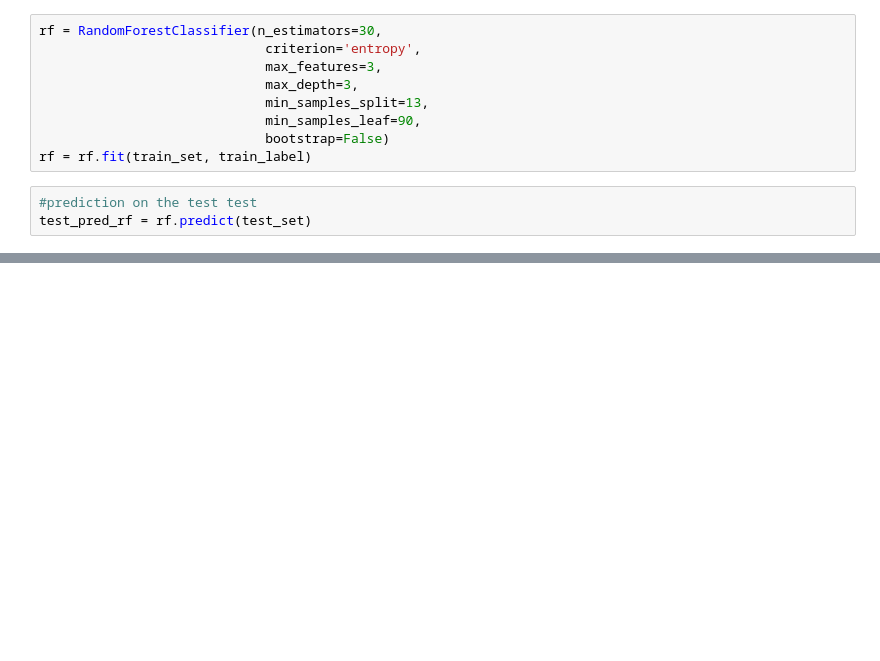
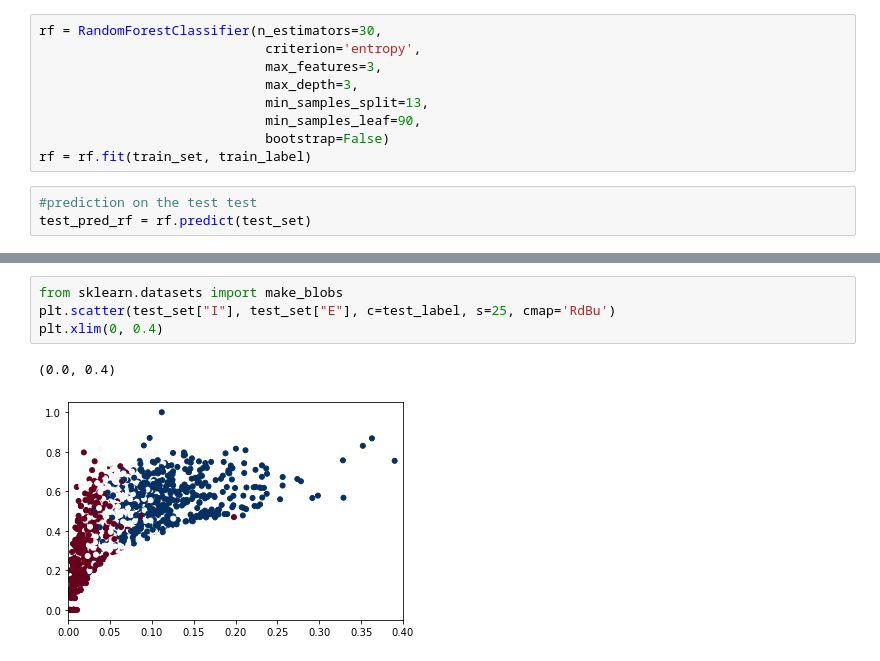
Before and after one commit to matteo-Donofrio-unipi/DM-Project, a Jupyter notebook: src/DM_02_TASK3/classification.ipynb, the cells around one changed output, grey strips where cells are left out. Drawn from its saved outputs; the diff is of its cells as text; blank space fills up the shorter version.

```diff
--- a/src/DM_02_TASK3/classification.ipynb
+++ b/src/DM_02_TASK3/classification.ipynb
@@ -160,0 +196,7 @@ weighted avg       0.99      0.99      0.99      1658
+# %%
+from sklearn.datasets import make_blobs
+plt.scatter(test_set["I"], test_set["E"], c=test_label, s=25, cmap='RdBu')
+plt.xlim(0, 0.4)
+# %% [output]
+(0.0, 0.4)
+[figure, added]
```
Also changed, not shown: parts of 9 cells of this notebook.
